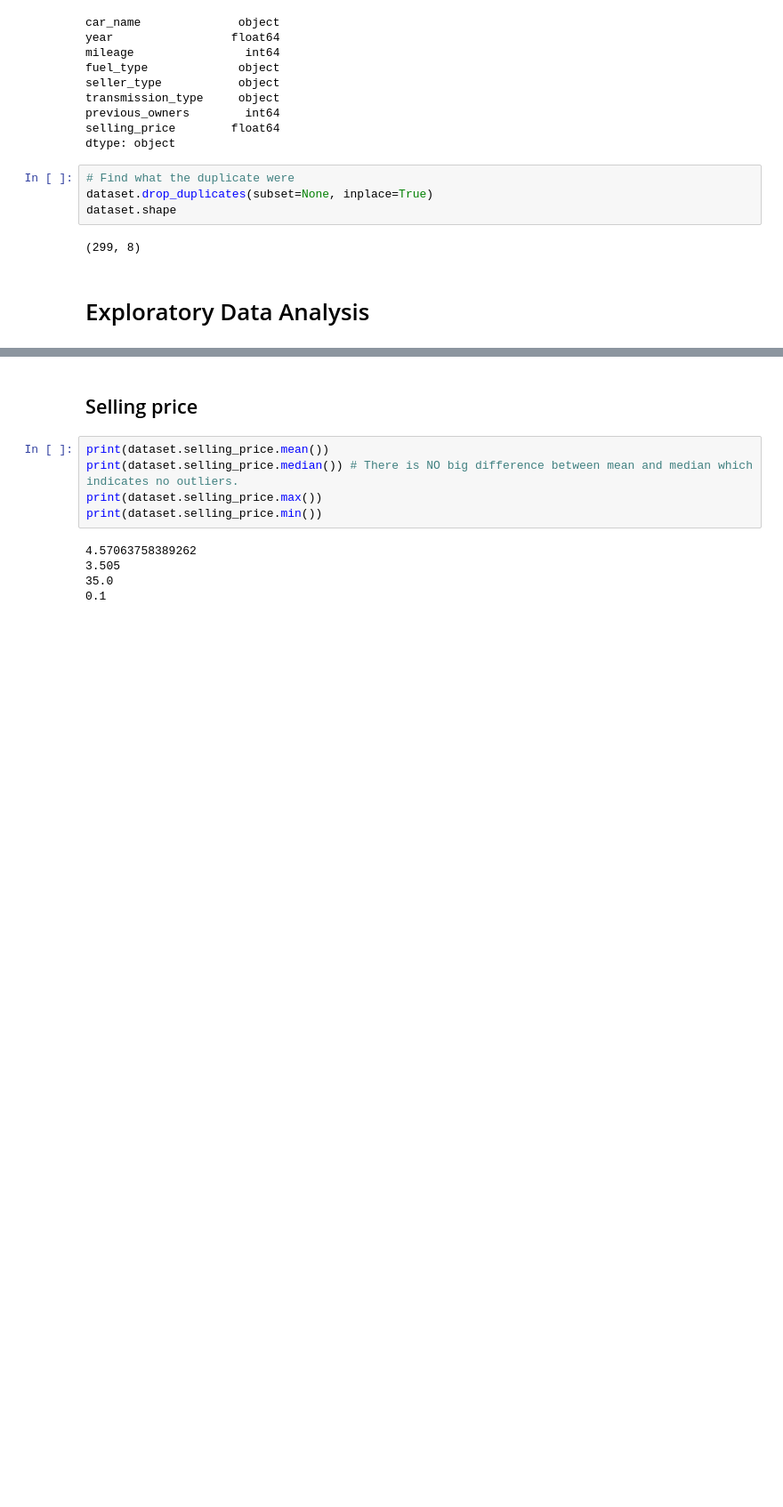
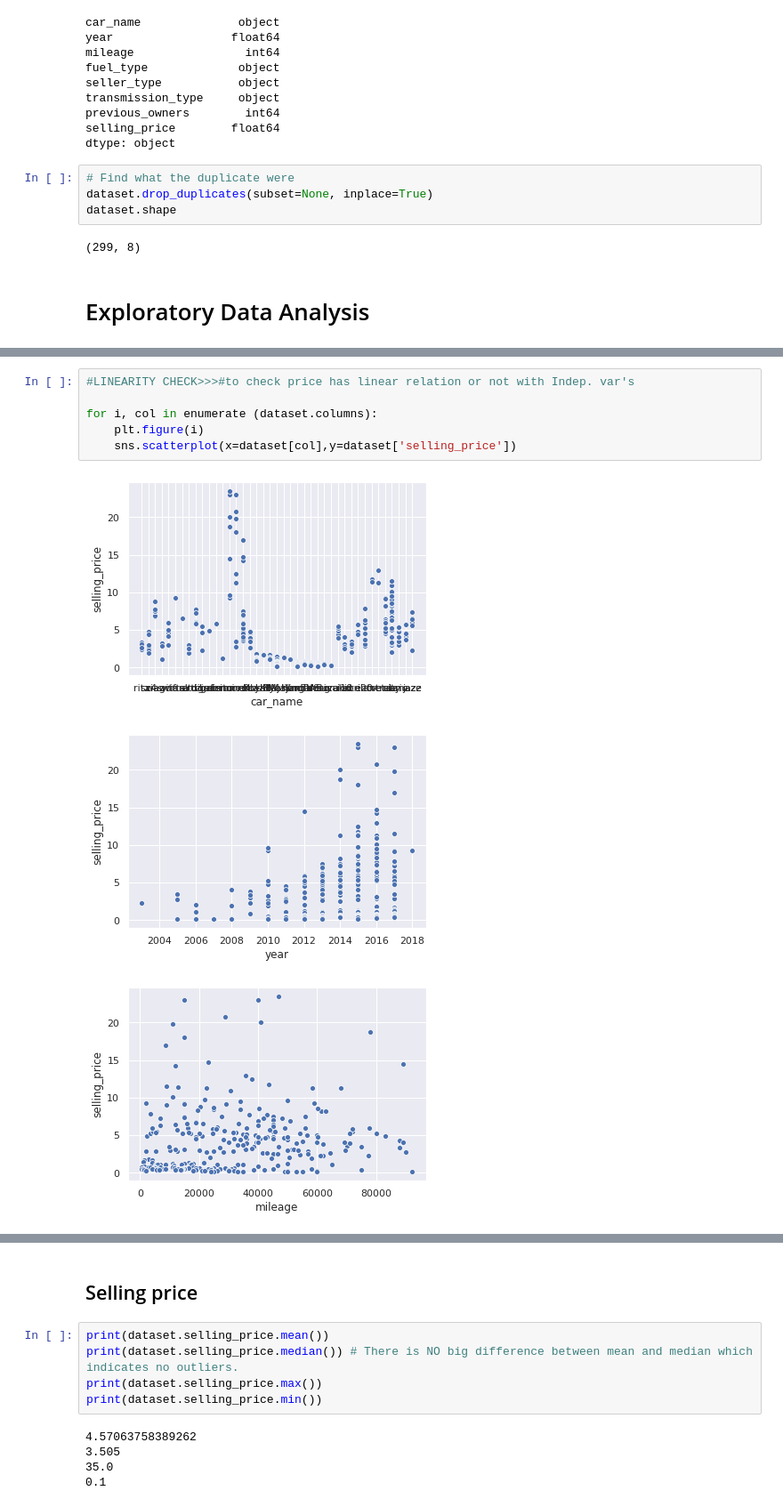
Before and after one commit to HebahAlshamlan/CITC_Task, a Jupyter notebook: CITC_Task.ipynb, the cells around one changed output, grey strips where cells are left out. Shown at 89% size. Drawn from its saved outputs; the diff is of its cells as text; blank space fills up the shorter version.

```diff
--- a/CITC_Task.ipynb
+++ b/CITC_Task.ipynb
@@ -65,0 +77,10 @@ dataset.shape
+# %%
+#LINEARITY CHECK>>>#to check price has linear relation or not with Indep. var's
+
+for i, col in enumerate (dataset.columns):
+    plt.figure(i)
+    sns.scatterplot(x=dataset[col],y=dataset['selling_price'])
+# %% [output]
+[figure, added]
+[figure, added]
+[figure, added]
```
Also changed, not shown: parts of 12 cells of this notebook.
